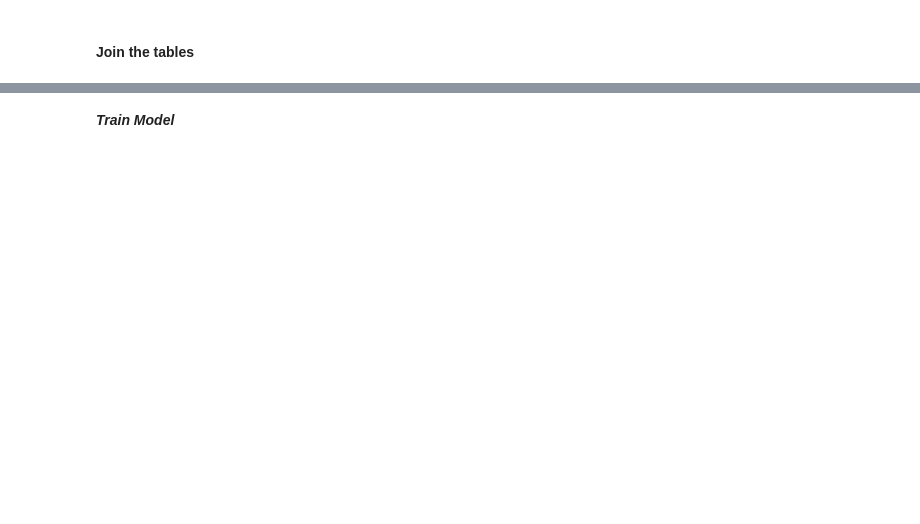
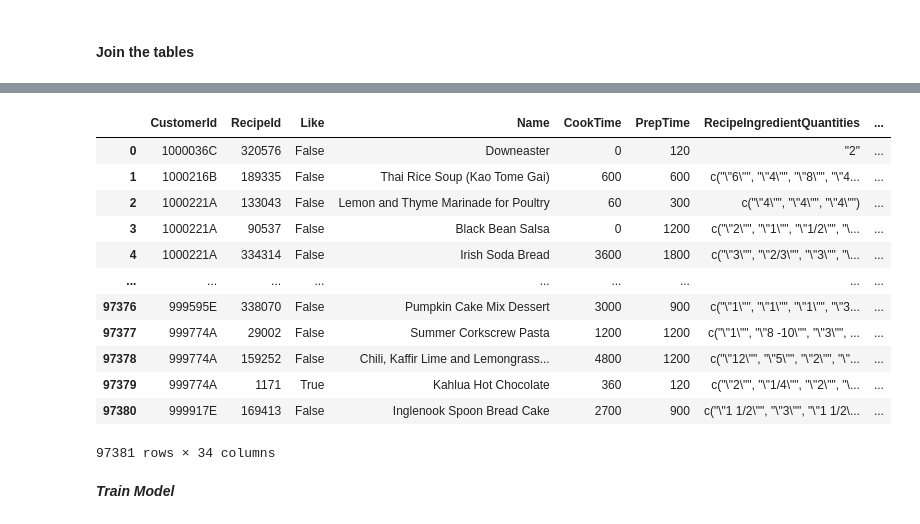
Before and after one commit to MittmannM/AnalyticsCupTUM, a Jupyter notebook: AC.ipynb, the cells around one changed output, grey strips where cells are left out. Cells and saved outputs as stored; diff of their text form; code cells hidden in the pictures; blank space fills up the shorter version.

```diff
--- a/AC.ipynb
+++ b/AC.ipynb
@@ -406,33 +57,0 @@ requests_csv["LowSugar"] = requests_csv["LowSugar"].map({
-# %%
-# Change types to boolean
-requests_csv["HighCalories"] = requests_csv["HighCalories"].astype("bool")
-requests_csv["LowFat"] = requests_csv["LowFat"].astype("bool")
-requests_csv["HighFiber"] = requests_csv["HighFiber"].astype("bool")
-requests_csv["HighProtein"] = requests_csv["HighProtein"].astype("category")
-requests_csv["LowSugar"] = requests_csv["LowSugar"].astype("category")
-# %%
-# Replace negative time requests with 0 and round time values to int
-requests_csv['Time'] = np.where(requests_csv['Time'] < 0, 0, requests_csv['Time'])
-requests_csv['Time'] = requests_csv['Time'].round().astype('int')
-requests_csv.rename(columns={'Time':'RequestedTime'}, inplace=True)
-# %%
-# replace outliers in requested time
-from scipy.stats import skew, kurtosis
-
-df = requests_csv
-column_name = 'RequestedTime'
-# Calculate IQR
-Q1 = df[column_name].quantile(0.25)
-Q3 = df[column_name].quantile(0.75)
-IQR = Q3 - Q1
-print("IQR:", IQR)
-
-# Identify Outliers
-lower_bound = Q1 - 1.5 * IQR
-upper_bound = Q3 + 1.5 * IQR
-
-df_wo_outliers = df[(df[column_name] >= lower_bound) & (df[column_name] <= upper_bound)]
-df.loc[(df[column_name] < lower_bound) | (df[column_name] > upper_bound), column_name] = np.median(
-    df_wo_outliers[column_name])
-
-requests_csv = df
@@ -521,0 +60,24 @@ train_df, test_df = train_test_split(df, test_size=0.20, stratify=request_with_d
+# %%
+# merge diet + request
+request_with_diet = pd.merge(diet_csv, requests_csv, how="inner", on="CustomerId")
+# merge diet + request + recipe
+request_with_diet_and_recipe = pd.merge(recipes_csv, request_with_diet, how="inner", on="RecipeId")
+# merge diet + request + recipe + review
+df = pd.merge(reviews_csv, request_with_diet_and_recipe, how="inner", on=["CustomerId", "RecipeId"])
+# One hot encoding for categorical variables
+df = pd.get_dummies(df, columns=["Diet", "RecipeCategory", "HighProtein", "LowSugar"], drop_first=True)
+df
+# %% [output]
+|  | CustomerId | RecipeId | Like | Name | CookTime | PrepTime | RecipeIngredientQuantities | ... |
+| 0 | 1000036C | 320576 | False | Downeaster | 0 | 120 | "2" | ... |
+| 1 | 1000216B | 189335 | False | Thai Rice Soup (Kao Tome Gai) | 600 | 600 | c("\"6\"", "\"4\"", "\"8\"", "\"4... | ... |
+| 2 | 1000221A | 133043 | False | Lemon and Thyme Marinade for Poultry | 60 | 300 | c("\"4\"", "\"4\"", "\"4\"") | ... |
+| 3 | 1000221A | 90537 | False | Black Bean Salsa | 0 | 1200 | c("\"2\"", "\"1\"", "\"1/2\"", "\... | ... |
+| 4 | 1000221A | 334314 | False | Irish Soda Bread | 3600 | 1800 | c("\"3\"", "\"2/3\"", "\"3\"", "\... | ... |
+| ... | ... | ... | ... | ... | ... | ... | ... | ... |
+| 97376 | 999595E | 338070 | False | Pumpkin Cake Mix Dessert | 3000 | 900 | c("\"1\"", "\"1\"", "\"1\"", "\"3... | ... |
+| 97377 | 999774A | 29002 | False | Summer Corkscrew Pasta | 1200 | 1200 | c("\"1\"", "\"8 -10\"", "\"3\"", ... | ... |
+| 97378 | 999774A | 159252 | False | Chili, Kaffir Lime and Lemongrass... | 4800 | 1200 | c("\"12\"", "\"5\"", "\"2\"", "\"... | ... |
+| 97379 | 999774A | 1171 | True | Kahlua Hot Chocolate | 360 | 120 | c("\"2\"", "\"1/4\"", "\"2\"", "\... | ... |
+| 97380 | 999917E | 169413 | False | Inglenook Spoon Bread Cake | 2700 | 900 | c("\"1 1/2\"", "\"3\"", "\"1 1/2\... | ... |
+97381 rows × 34 columns
```
Also changed, not shown: parts of 60 cells of this notebook.
